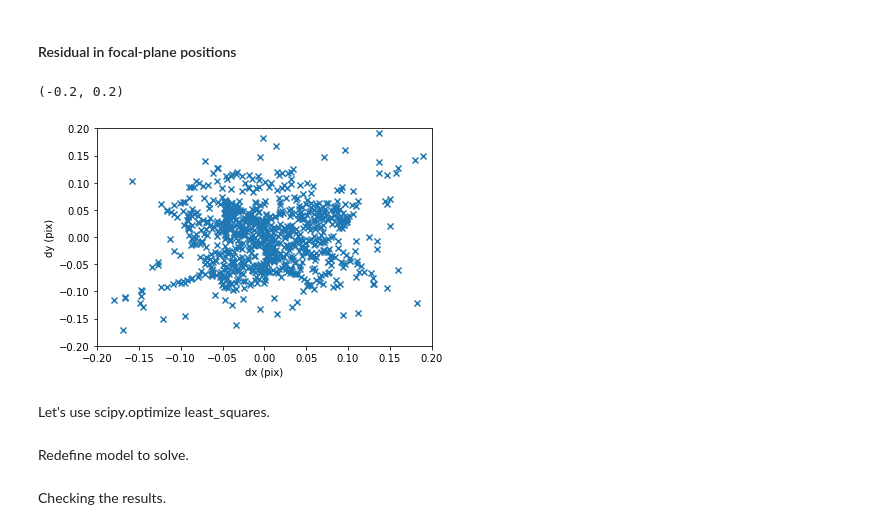
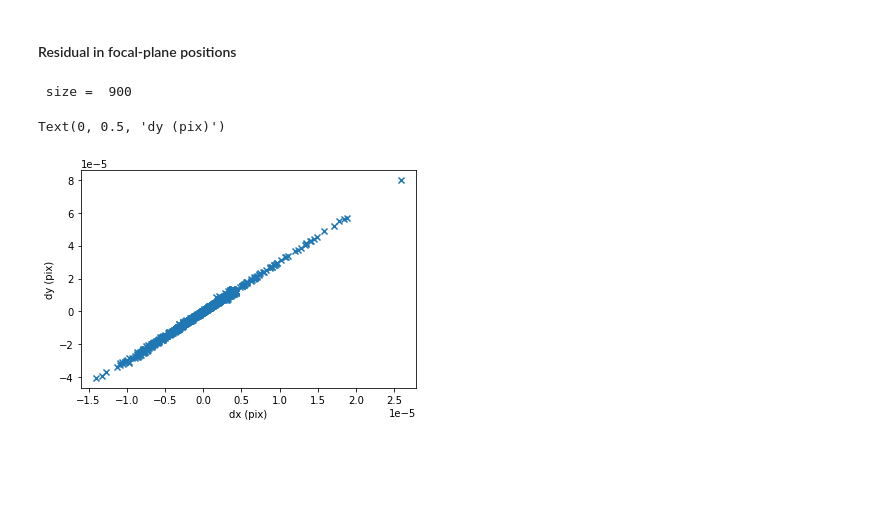
Before and after one commit to kawatadaisuke/JASMINE-analysis-testing, a Jupyter notebook: tkamizuka/case7_challenge_00f_rDK.ipynb, the cells around one changed output. Cells and saved outputs as stored; diff of their text form; code cells hidden in the pictures; blank space fills up the shorter version.

```diff
--- a/tkamizuka/case7_challenge_00f_rDK.ipynb
+++ b/tkamizuka/case7_challenge_00f_rDK.ipynb
@@ -133,8 +135,8 @@ def wcs(ra_ptg, dec_ptg, pa_ptg, scale, a=None, b=None, ap=None, bp=None):
     w.wcs.cdelt=np.array([-scale, scale])
     w.wcs.crval=[ra_ptg, dec_ptg]
     w.wcs.ctype=["RA---TAN-SIP", "DEC--TAN-SIP"]
-    w.wcs.pc=[[ np.cos(pa_ptg*u.deg), np.sin(pa_ptg*u.deg)],
-              [-np.sin(pa_ptg*u.deg), np.cos(pa_ptg*u.deg)]]
+    w.wcs.pc=[[ np.cos(pa_ptg*u.deg), -np.sin(pa_ptg*u.deg)],
+              [np.sin(pa_ptg*u.deg), np.cos(pa_ptg*u.deg)]]
 #    if a is not None and b is not None:
     w.sip = Sip(a, b, ap, bp, [0, 0])
 
@@ -267,12 +271,12 @@ def model(params, ra_ptgs, dec_ptgs, n_fields, n_objects, dim_sip, observed_xy):
     ap_matrix = np.reshape(ap, (dim_sip+1, dim_sip+1))
     bp_matrix = np.reshape(bp, (dim_sip+1, dim_sip+1))
 
-    mns = np.concatenate(((0, 1), np.arange(dim_sip+1, 2*(dim_sip)+1)))
-    for mn in mns:
-        for m in range(np.max([0, mn-dim_sip]), np.min([mn+1, dim_sip+1])):
-            n = mn - m
-            ap_matrix[m, n] = 0
-            bp_matrix[m, n] = 0
+    # mns = np.concatenate(((0, 1), np.arange(dim_sip+1, 2*(dim_sip)+1)))
+    # for mn in mns:
+    #    for m in range(np.max([0, mn-dim_sip]), np.min([mn+1, dim_sip+1])):
+    #        n = mn - m
+    #        ap_matrix[m, n] = 0
+    #        bp_matrix[m, n] = 0
 
     m, n = np.indices((dim_sip+1, dim_sip+1))
     mn = m + n
@@ -298,27 +355,28 @@ Next, we execute the least-square calculation to derive the field parameters and
 # %%
-sys.path.append('/Users/dkawata/work/obs/projs/JASMINE-Mission/analysis')
-from common.leastsquare import LeastSquare
+from scipy.optimize import least_squares
+import time
 
 dim_sip = 4
 ap = np.zeros(shape=(dim_sip+1, dim_sip+1))
 bp = np.zeros(shape=(dim_sip+1, dim_sip+1))
 
-ls = LeastSquare(lambda a: model(a, field_params['ra'], field_params['dec'],\
-                                 np.size(field_params), np.size(radec_est), dim_sip, observed_xy_overlap),\
-                 np.size(observed_xy_overlap)*2)
-
 # constructing a_init (initial parameter set).
 a_init = np.array(np.concatenate((field_params['pa'], [plate_scale.value], ap.flatten(), bp.flatten(),\
                                   radec_est['ra_est'], radec_est['dec_est']))) # This must be an ndarray.
-
+print(' # of fitting parameters =', len(a_init))
 # constraining ra/dec values in 'observed' between -180 and 180 deg.
 measured = np.concatenate((observed_xy_overlap['x'], observed_xy_overlap['y']))
+print(' # of data points =', len(measured))
 #pos = np.where(measured>180.)
 #measured[pos] -= 360.
 #pos = np.where(measured<-180.)
 #measured[pos] += 360.
 
-result, _ = ls.solve(measured, a_init, max_iteration=100, epsilon=1.e-8)
+start = time.time()
+result = least_squares(model_func, a_init, loss='linear', args=(field_params['ra'], field_params['dec'],\
+                                 np.size(field_params), np.size(radec_est), dim_sip, observed_xy_overlap, measured), \
+                      verbose=2)
+print(' time=',time.time()-start)
 
 ## pa should be a positive value between 0 and 360.
 #if result[3] < 0:
@@ -440,20 +508,19 @@ Text(0, 0.5, 'dDEC (arcsec)')
 # %% [markdown]
 #### Residual in focal-plane positions
 # %%
-ret = model(result, field_params['ra'], field_params['dec'], n_fields, n_objects, dim_sip, observed_xy_overlap)
-dx = ret[0:900] - observed_xy_overlap['x']
-dy = ret[900:1800] - observed_xy_overlap['y']
+ret = model(result.x, field_params['ra'], field_params['dec'], n_fields, n_objects, dim_sip, observed_xy_overlap)
+print(' size = ',np.size(observed_xy_overlap['x']))
+nstar=len(observed_xy_overlap['ra_est'])
+dx = ret[0:nstar] - observed_xy_overlap['x']
+dy = ret[nstar:nstar*2] - observed_xy_overlap['y']
 #plt.scatter(observed_xy_overlap['x'], observed_xy_overlap['y'], marker='+')
 #plt.scatter(ret[0:900], ret[900:1800], marker='x')
 plt.scatter(dx, dy, marker='x')
 plt.xlabel('dx (pix)')
 plt.ylabel('dy (pix)')
-plt.xlim([-0.2, 0.2])
-plt.ylim([-0.2, 0.2])
+#plt.xlim([-0.1, 0.1])
+#plt.ylim([-0.1, 0.1])
 # %% [output]
-(-0.2, 0.2)
+ size =  900
+Text(0, 0.5, 'dy (pix)')
-[figure, old version]
+[figure, new version]
-# %% [markdown]
-Let's use scipy.optimize least_squares.
-# %% [markdown]
-Redefine model to solve.
@@ -537,2 +526,0 @@ result = least_squares(model_func, a_init, loss='linear', args=(field_params['ra
-# %% [markdown]
-Checking the results.
```
Also changed, not shown: parts of 32 cells of this notebook.
